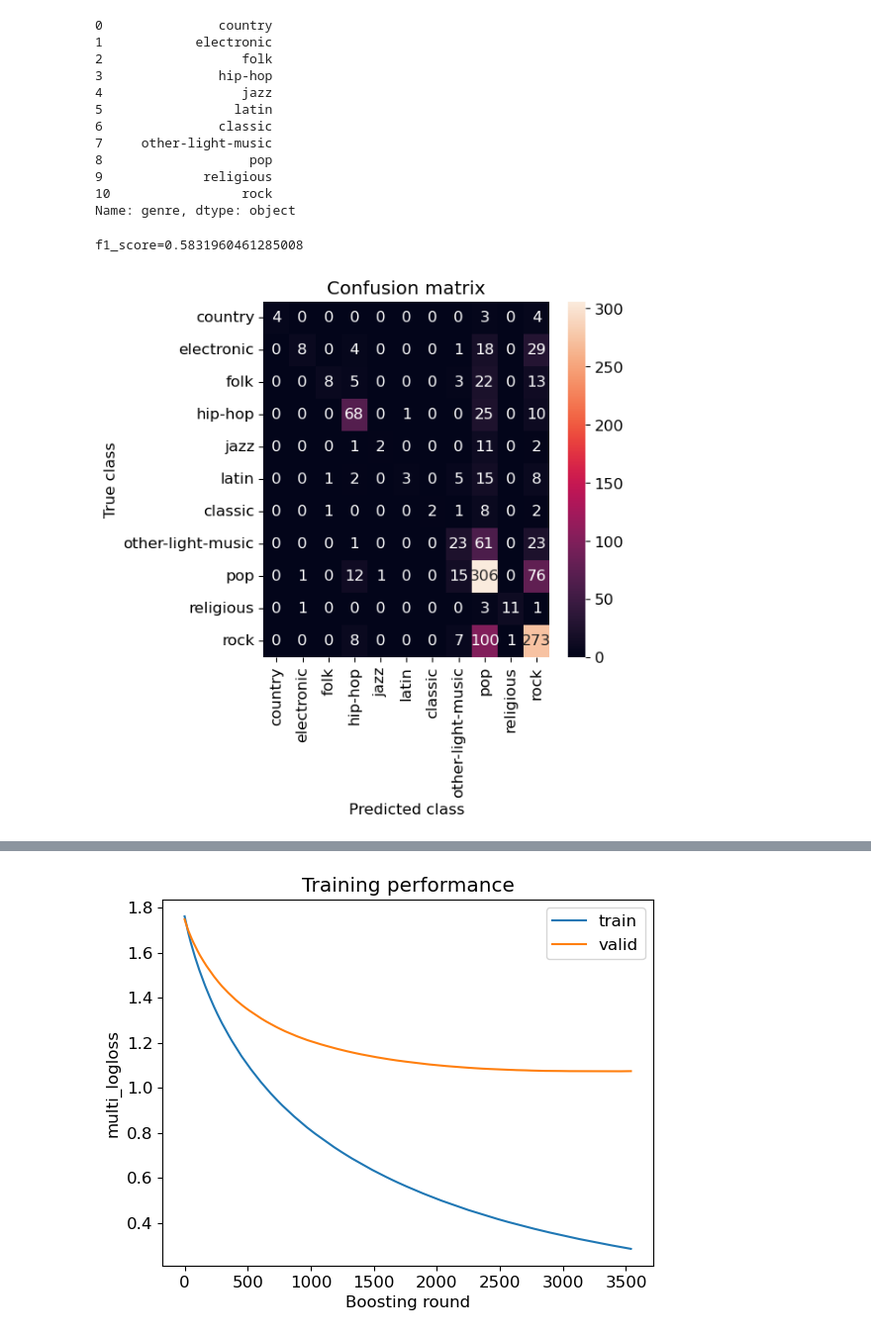
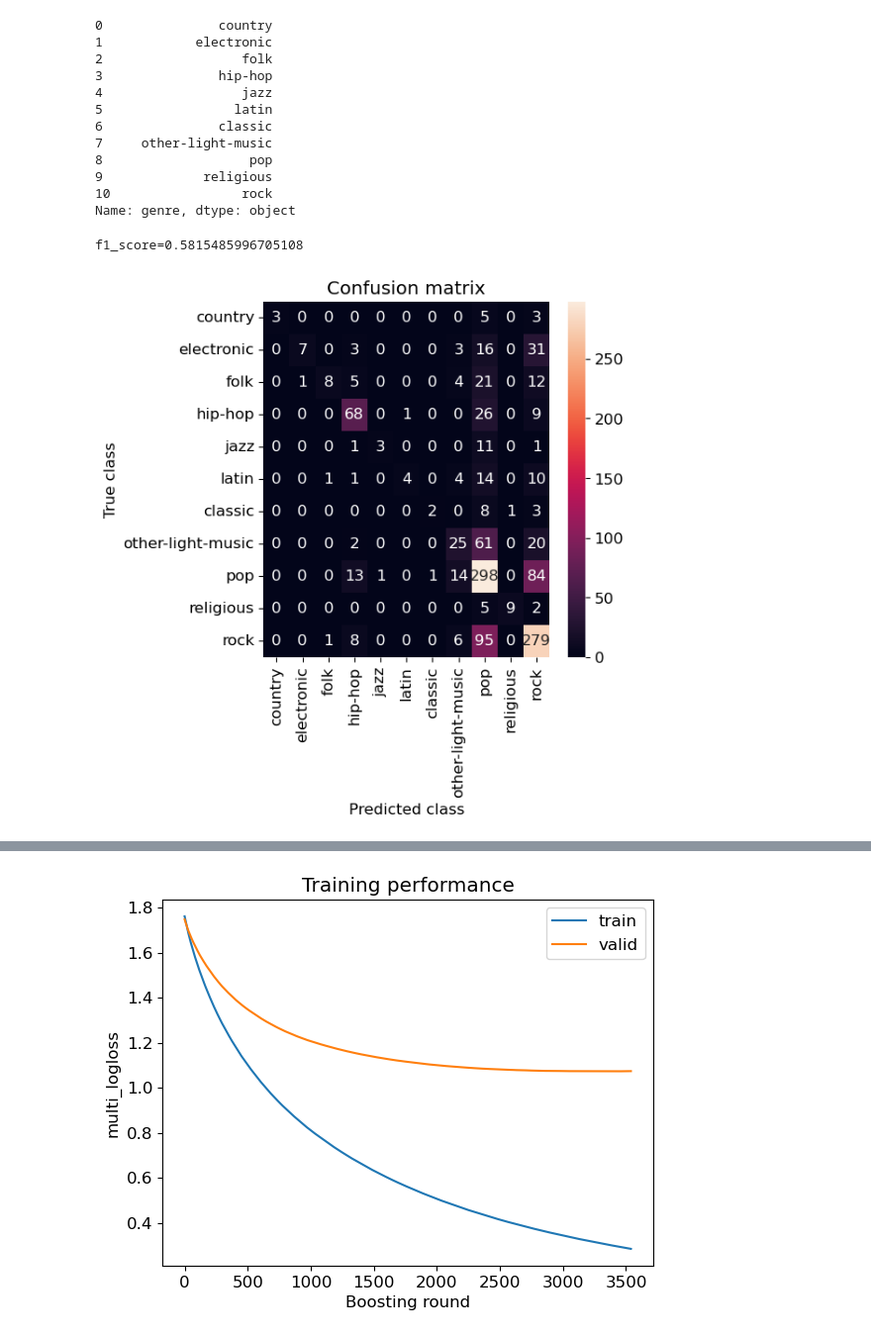
Before and after one commit to ihpolyphe/Kaggle, a Jupyter notebook: 06_classification_music/pretreatment_baseline.ipynb, the cells around one changed output, grey strips where cells are left out. Shown at 99% size. Drawn from its saved outputs; the diff is of its cells as text; code cells hidden in the pictures.

```diff
--- a/06_classification_music/pretreatment_baseline.ipynb
+++ b/06_classification_music/pretreatment_baseline.ipynb
@@ -519,36 +519,37 @@ Dicision_threshould = 0.5
 
 path = "result/"
 now = datetime.datetime.now()
 filename = path + now.strftime('%Y%m%d_%H%M%S') + "_"+ "RandomForest"+ "_" + str(Dicision_threshould)+ '.png'
 
 
 if not os.path.isdir(path):
    os.mkdir(path)
 
 
 # スコア(RMSE)算出
 # y_pred_int = np.where(y_pred_train_rf > Dicision_threshould, 1, 0)
-y_pred_int = y_pred_train_rf.astype(int)
+y_pred_int = y_pred_train_rf.idxmax(axis=1)
+
 f1_score = metrics.f1_score(y_true=y_valid, y_pred=y_pred_int, average="micro")
 
 print(f'f1_score={f1_score}')
 plt.rcParams["font.size"] = 12
 
 import seaborn as sns
 from sklearn.metrics import (confusion_matrix, precision_recall_curve, auc,
    roc_curve, recall_score, classification_report, f1_score,
    precision_recall_fscore_support)
 conf_matrix = confusion_matrix(y_valid, y_pred_int)
 plt.figure(figsize=(5, 5))
 sns.heatmap(conf_matrix, xticklabels=genre_data["genre"], yticklabels=genre_data["genre"], annot=True, fmt="d");
 plt.title("Confusion matrix")
 plt.ylabel('True class')
 plt.xlabel('Predicted class')
 plt.savefig(filename)
 plt.show()
 # %% [output]
-f1_score=0.5831960461285008
+f1_score=0.5815485996705108
-[figure, old version]
+[figure, new version]
 # %%
 # lghtGBMのグリッドサーチ
 ## それぞれのハイパラをサーチすることでひとまずパラメータの当たり付けを行う。
```
Also changed, not shown: parts of 13 cells of this notebook, 1 other file.
